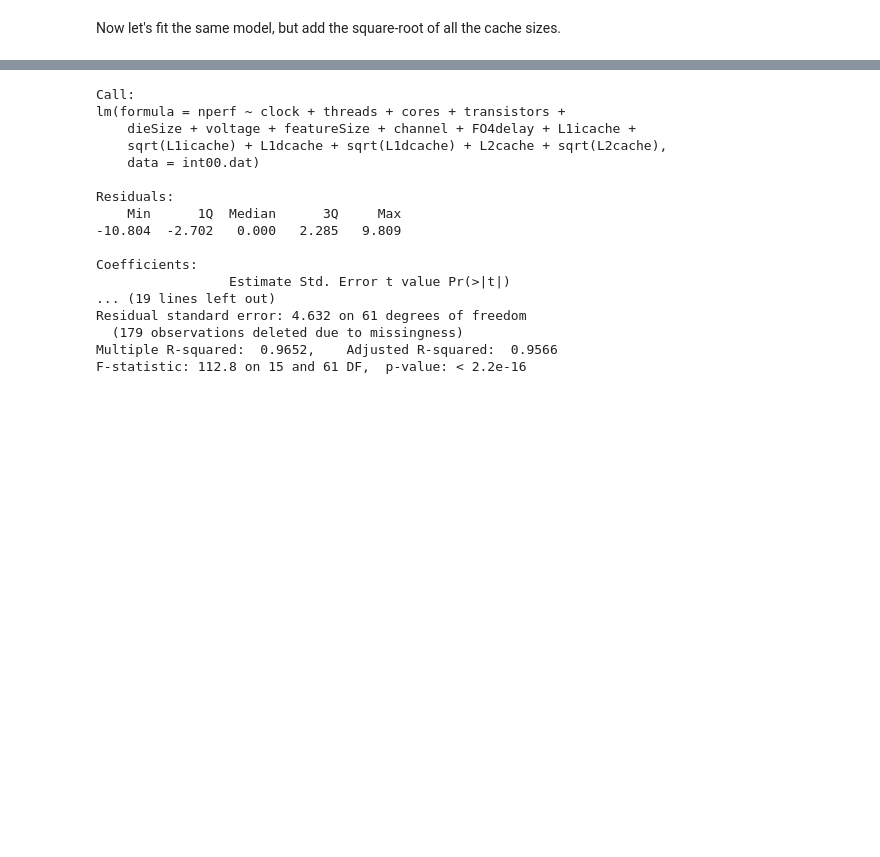
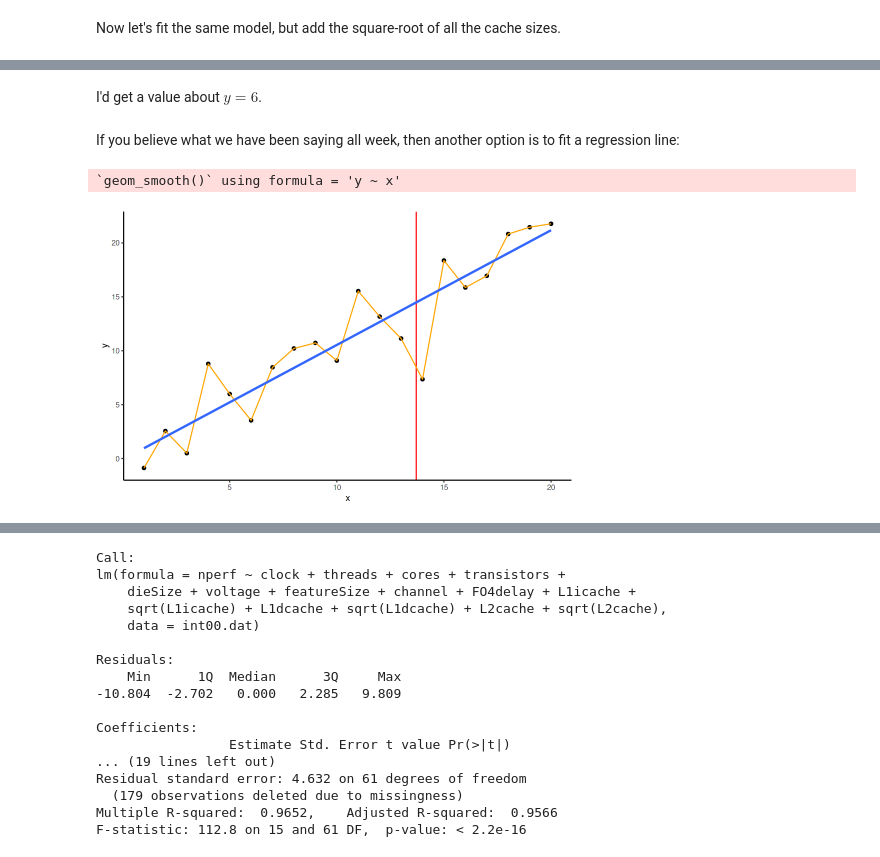
Before and after one commit to stats306/w23, a Jupyter notebook: lectures/week13/lecture19.ipynb, the cells around one changed output, grey strips where cells are left out. Cells and saved outputs as stored; diff of their text form; code cells hidden in the pictures; blank space fills up the shorter version.

```diff
--- a/lectures/week13/lecture19.ipynb
+++ b/lectures/week13/lecture19.ipynb
@@ -526,0 +636,9 @@ The above model fits the data pretty well, with an (adjusted) R-squared of 0.85.
+# %% [markdown]
+I'd get a value about $y=6$.
+# %% [markdown]
+If you believe what we have been saying all week, then another option is to fit a regression line:
+# %%
+(p <- p + geom_smooth(se = F, method = "lm"))
+# %% [output]
+`geom_smooth()` using formula = 'y ~ x'
+[figure, added]
```
Also changed, not shown: parts of 27 cells of this notebook.
